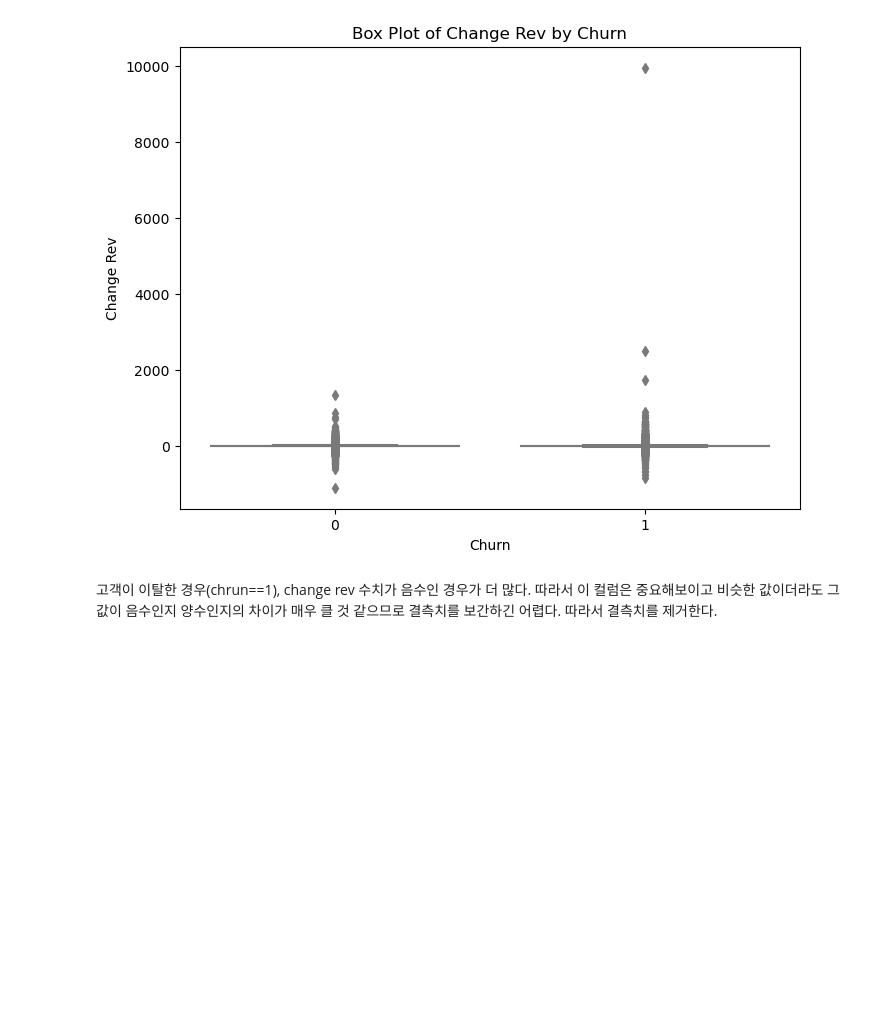
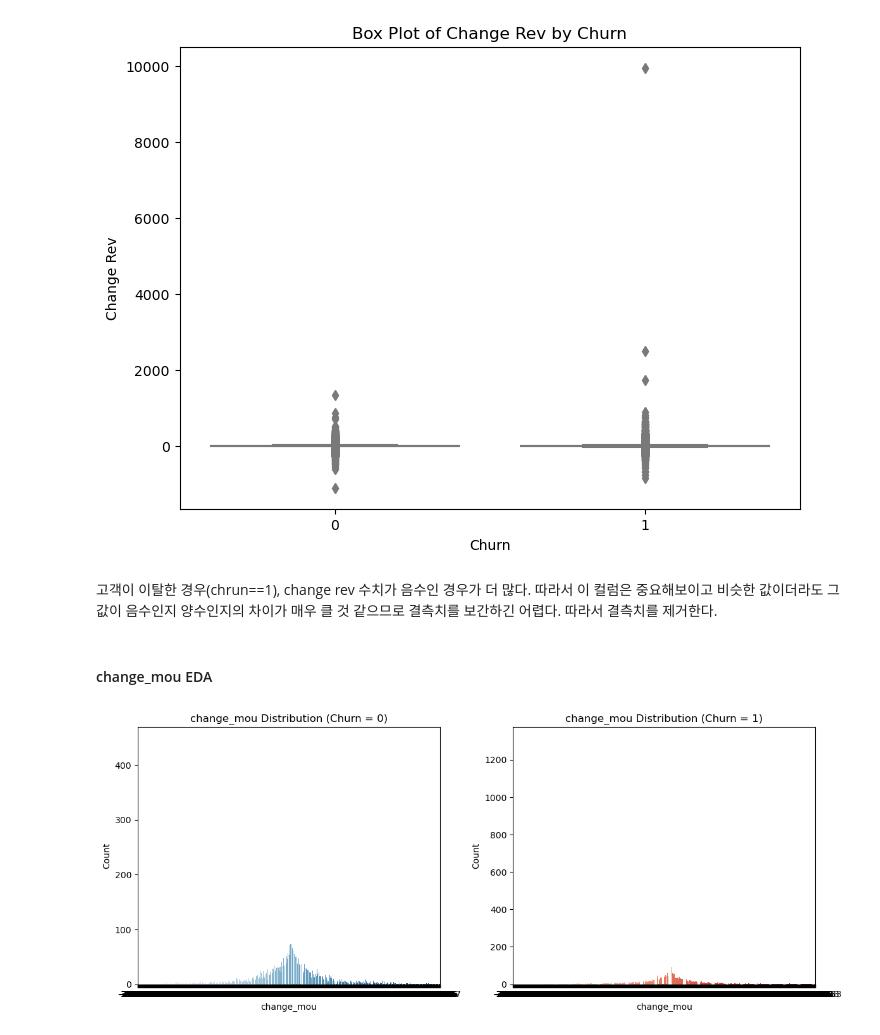
Before and after one commit to seojeongyoo/Dgu-25-1-modelling, a Jupyter notebook: 전처리 및 EDA.ipynb, the cells around one changed output. Cells and saved outputs as stored; diff of their text form; code cells hidden in the pictures; blank space fills up the shorter version.

```diff
--- a/전처리 및 EDA.ipynb
+++ b/전처리 및 EDA.ipynb
@@ -376,3 +508,32 @@ plt.show()
 # %% [markdown]
  고객이 이탈한 경우(chrun==1), change rev 수치가 음수인 경우가 더 많다. 따라서 이 컬럼은 중요해보이고 비슷한 값이더라도 그 값이 음수인지 양수인지의 차이가 매우 클 것 같으므로
 결측치를 보간하긴 어렵다. 따라서 결측치를 제거한다.
+# %% [markdown]
+#### change_mou EDA
+# %%
+import seaborn as sns
+import matplotlib.pyplot as plt
+
+df_filtered = df.dropna(subset=['change_mou', 'churn'])
+
+change_mou_0 = df_filtered[df_filtered['churn'] == 0]['change_mou']
+change_mou_1 = df_filtered[df_filtered['churn'] == 1]['change_mou']
+
+plt.figure(figsize=(12, 5))
+
+plt.subplot(1, 2, 1)
+sns.countplot(x=change_mou_0, palette='Blues')
+plt.title('change_mou Distribution (Churn = 0)')
+plt.xlabel('change_mou')
+plt.ylabel('Count')
+
+plt.subplot(1, 2, 2)
+sns.countplot(x=change_mou_1, palette='Reds')
+plt.title('change_mou Distribution (Churn = 1)')
+plt.xlabel('change_mou')
+plt.ylabel('Count')
+
+plt.tight_layout()
+plt.show()
+# %% [output]
+[figure, added]
```
Also changed, not shown: parts of 25 cells of this notebook.
